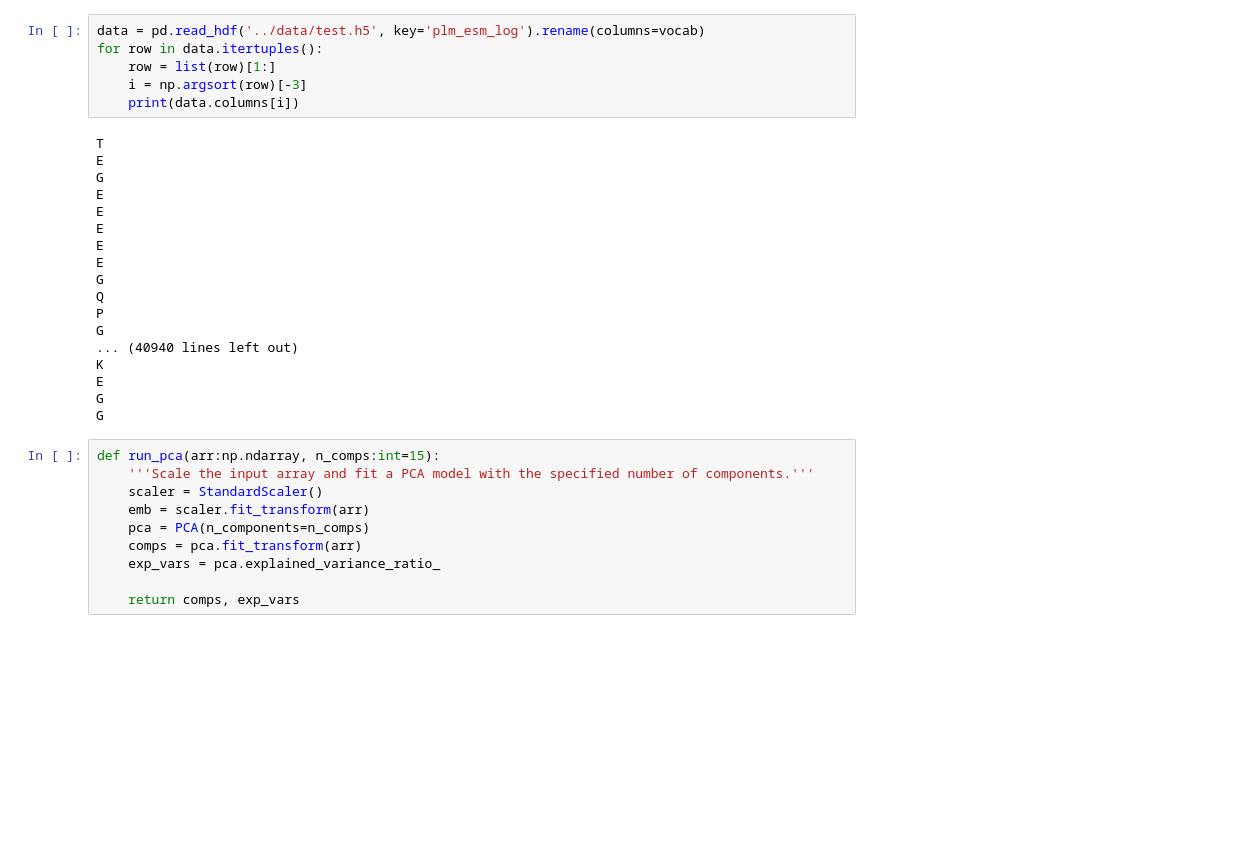
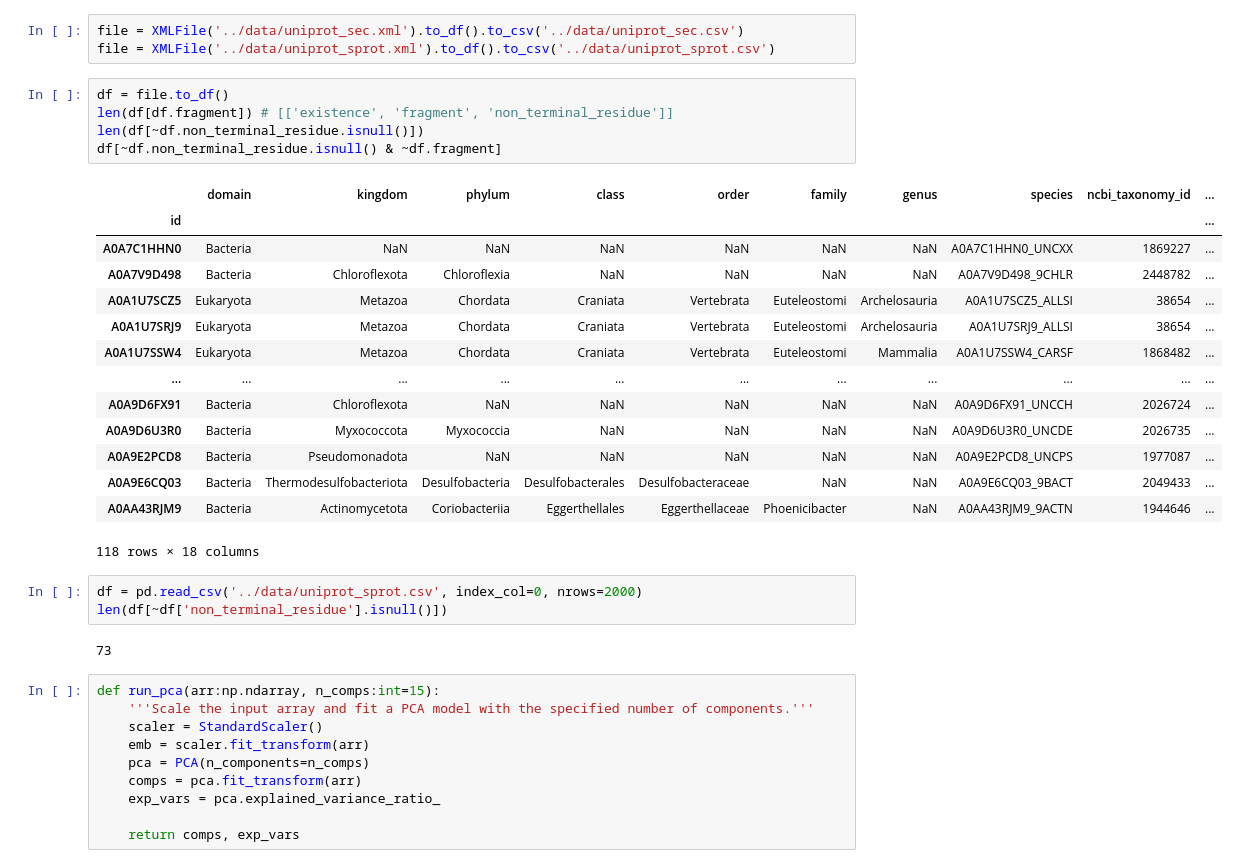
Before and after one commit to pipparichter/selenobot, a Jupyter notebook: notebooks/sandbox.ipynb, the cells around one changed output. Cells and saved outputs as stored; diff of their text form; blank space fills up the shorter version.

```diff
--- a/notebooks/sandbox.ipynb
+++ b/notebooks/sandbox.ipynb
@@ -37,30 +38,34 @@ from transformers import T5Tokenizer, T5EncoderModel, AutoTokenizer, EsmModel
 # %% [output]
 The autoreload extension is already loaded. To reload it, use:
   %reload_ext autoreload
-# %%
-data = pd.read_hdf('../data/test.h5', key='plm_esm_log').rename(columns=vocab)
-for row in data.itertuples():
-    row = list(row)[1:]
-    i = np.argsort(row)[-3]
-    print(data.columns[i])
-# %% [output]
-T
-E
-G
-E
-E
-E
-E
-E
-G
-Q
-P
-G
-... (40940 lines left out)
-K
-E
-G
-G
+# %%
+file = XMLFile('../data/uniprot_sec.xml').to_df().to_csv('../data/uniprot_sec.csv')
+file = XMLFile('../data/uniprot_sprot.xml').to_df().to_csv('../data/uniprot_sprot.csv')
+# %%
+df = file.to_df()
+len(df[df.fragment]) # [['existence', 'fragment', 'non_terminal_residue']]
+len(df[~df.non_terminal_residue.isnull()])
+df[~df.non_terminal_residue.isnull() & ~df.fragment]
+# %% [output]
+|  | domain | kingdom | phylum | class | order | family | genus | species | ncbi_taxonomy_id | ... |
+| id |  |  |  |  |  |  |  |  |  | ... |
+| A0A7C1HHN0 | Bacteria | NaN | NaN | NaN | NaN | NaN | NaN | A0A7C1HHN0_UNCXX | 1869227 | ... |
+| A0A7V9D498 | Bacteria | Chloroflexota | Chloroflexia | NaN | NaN | NaN | NaN | A0A7V9D498_9CHLR | 2448782 | ... |
+| A0A1U7SCZ5 | Eukaryota | Metazoa | Chordata | Craniata | Vertebrata | Euteleostomi | Archelosauria | A0A1U7SCZ5_ALLSI | 38654 | ... |
+| A0A1U7SRJ9 | Eukaryota | Metazoa | Chordata | Craniata | Vertebrata | Euteleostomi | Archelosauria | A0A1U7SRJ9_ALLSI | 38654 | ... |
+| A0A1U7SSW4 | Eukaryota | Metazoa | Chordata | Craniata | Vertebrata | Euteleostomi | Mammalia | A0A1U7SSW4_CARSF | 1868482 | ... |
+| ... | ... | ... | ... | ... | ... | ... | ... | ... | ... | ... |
+| A0A9D6FX91 | Bacteria | Chloroflexota | NaN | NaN | NaN | NaN | NaN | A0A9D6FX91_UNCCH | 2026724 | ... |
+| A0A9D6U3R0 | Bacteria | Myxococcota | Myxococcia | NaN | NaN | NaN | NaN | A0A9D6U3R0_UNCDE | 2026735 | ... |
+| A0A9E2PCD8 | Bacteria | Pseudomonadota | NaN | NaN | NaN | NaN | NaN | A0A9E2PCD8_UNCPS | 1977087 | ... |
+| A0A9E6CQ03 | Bacteria | Thermodesulfobacteriota | Desulfobacteria | Desulfobacterales | Desulfobacteraceae | NaN | NaN | A0A9E6CQ03_9BACT | 2049433 | ... |
+| A0AA43RJM9 | Bacteria | Actinomycetota | Coriobacteriia | Eggerthellales | Eggerthellaceae | Phoenicibacter | NaN | A0AA43RJM9_9ACTN | 1944646 | ... |
+118 rows × 18 columns
+# %%
+df = pd.read_csv('../data/uniprot_sprot.csv', index_col=0, nrows=2000)
+len(df[~df['non_terminal_residue'].isnull()])
+# %% [output]
+73
 # %%
 def run_pca(arr:np.ndarray, n_comps:int=15):
     '''Scale the input array and fit a PCA model with the specified number of components.'''
```
Also changed, not shown: parts of 1 cell of this notebook, 7 other files.
